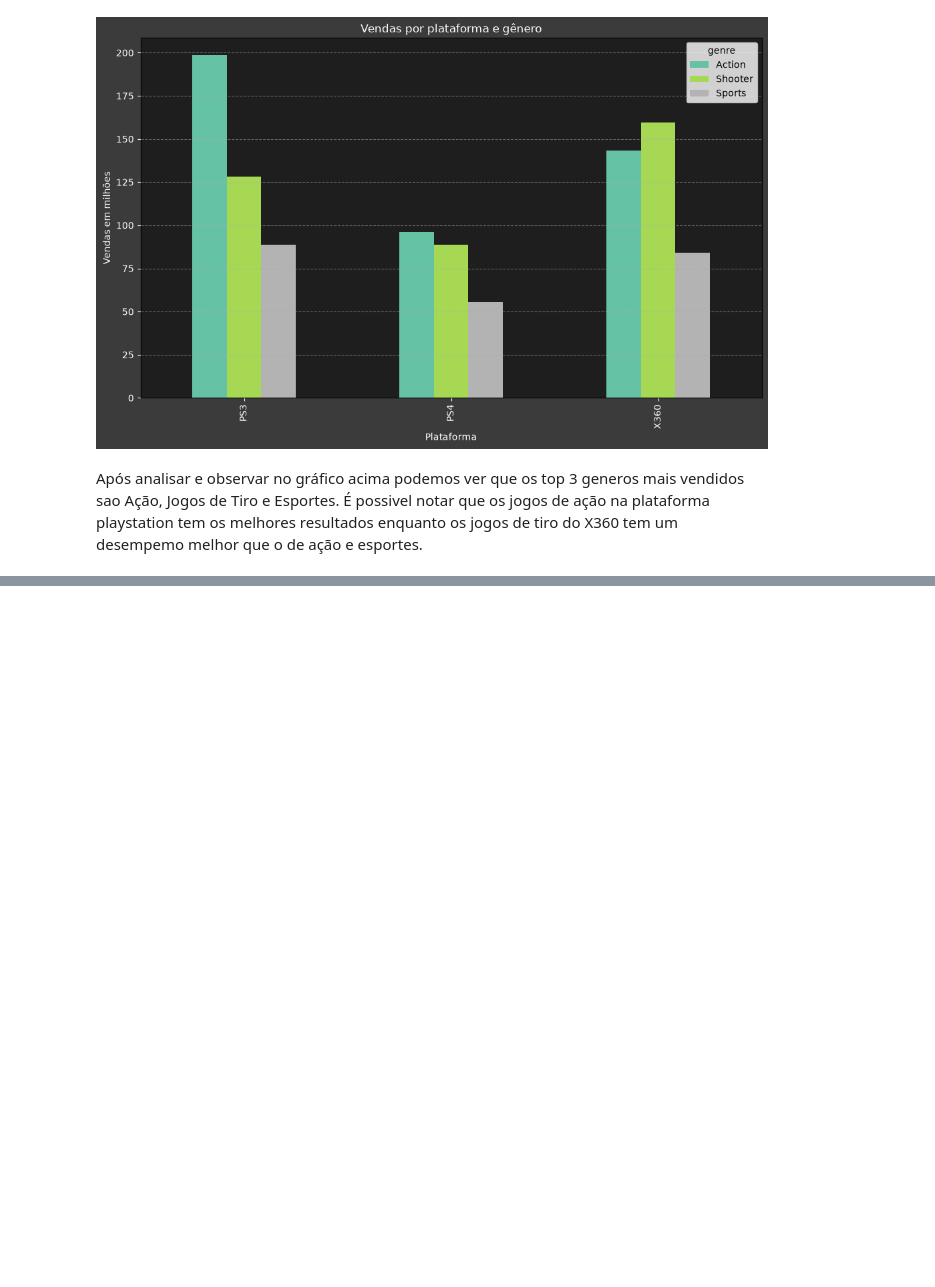
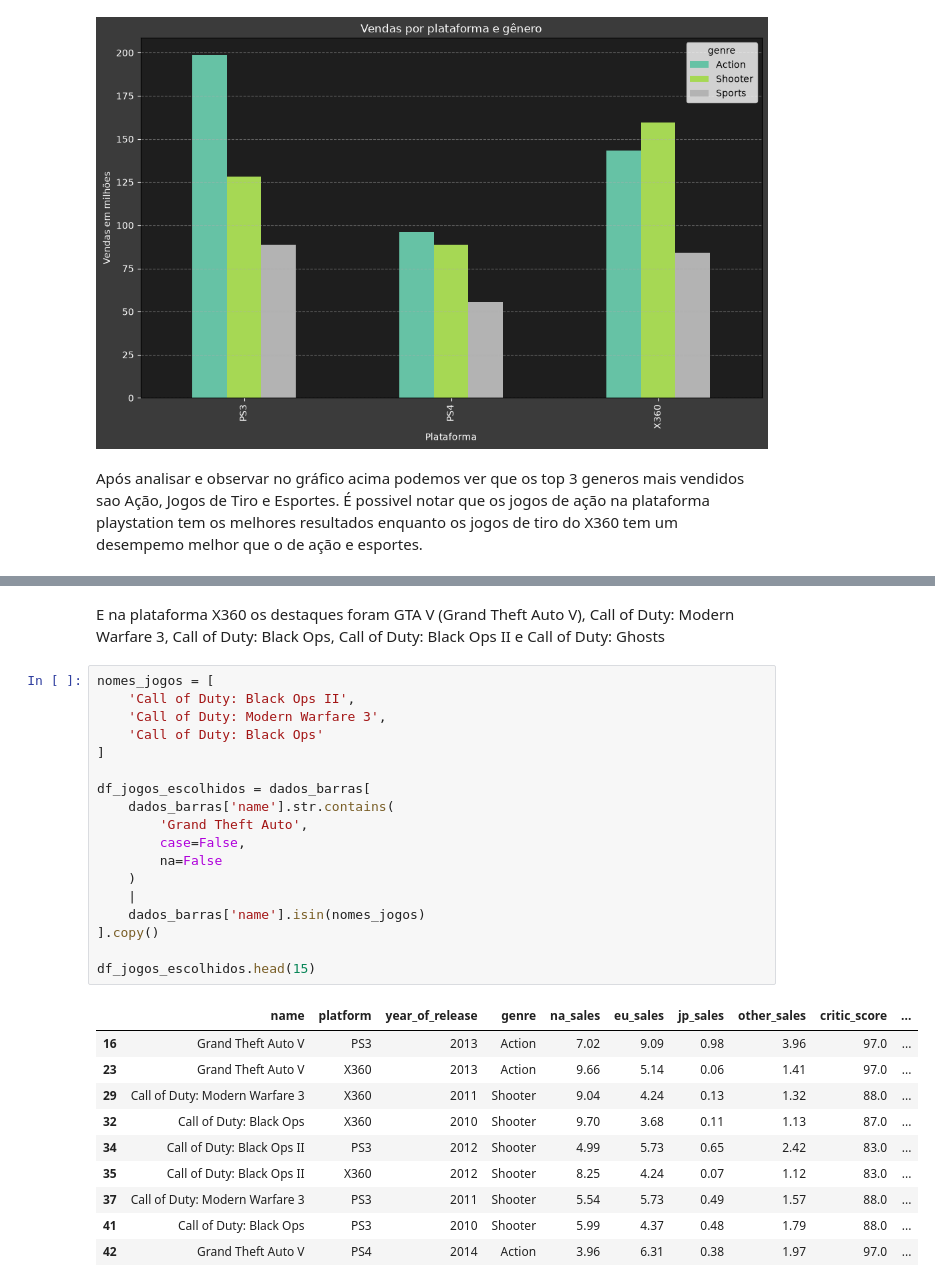
Before and after one commit to higorlu2023-design/projeto_games_integrado, a Jupyter notebook: Notebooks/EDA.ipynb, the cells around one changed output, grey strips where cells are left out. Saved outputs shown, nothing was run; the diff lists cells and outputs as text; blank space fills up the shorter version.

```diff
--- a/Notebooks/EDA.ipynb
+++ b/Notebooks/EDA.ipynb
@@ -532,0 +656,31 @@ Após analisar e observar no gráfico acima podemos ver que os top 3 generos mai
+# %% [markdown]
+E na plataforma X360 os destaques foram GTA V (Grand Theft Auto V), Call of Duty: Modern Warfare 3, Call of Duty: Black Ops, Call of Duty: Black Ops II e Call of Duty: Ghosts
+# %%
+nomes_jogos = [
+    'Call of Duty: Black Ops II',
+    'Call of Duty: Modern Warfare 3',
+    'Call of Duty: Black Ops'
+]
+
+df_jogos_escolhidos = dados_barras[
+    dados_barras['name'].str.contains(
+        'Grand Theft Auto',
+        case=False,
+        na=False
+    )
+    |
+    dados_barras['name'].isin(nomes_jogos)
+].copy()
+
+df_jogos_escolhidos.head(15)
+# %% [output]
+|  | name | platform | year_of_release | genre | na_sales | eu_sales | jp_sales | other_sales | critic_score | ... |
+| 16 | Grand Theft Auto V | PS3 | 2013 | Action | 7.02 | 9.09 | 0.98 | 3.96 | 97.0 | ... |
+| 23 | Grand Theft Auto V | X360 | 2013 | Action | 9.66 | 5.14 | 0.06 | 1.41 | 97.0 | ... |
+| 29 | Call of Duty: Modern Warfare 3 | X360 | 2011 | Shooter | 9.04 | 4.24 | 0.13 | 1.32 | 88.0 | ... |
+| 32 | Call of Duty: Black Ops | X360 | 2010 | Shooter | 9.70 | 3.68 | 0.11 | 1.13 | 87.0 | ... |
+| 34 | Call of Duty: Black Ops II | PS3 | 2012 | Shooter | 4.99 | 5.73 | 0.65 | 2.42 | 83.0 | ... |
+| 35 | Call of Duty: Black Ops II | X360 | 2012 | Shooter | 8.25 | 4.24 | 0.07 | 1.12 | 83.0 | ... |
+| 37 | Call of Duty: Modern Warfare 3 | PS3 | 2011 | Shooter | 5.54 | 5.73 | 0.49 | 1.57 | 88.0 | ... |
+| 41 | Call of Duty: Black Ops | PS3 | 2010 | Shooter | 5.99 | 4.37 | 0.48 | 1.79 | 88.0 | ... |
+| 42 | Grand Theft Auto V | PS4 | 2014 | Action | 3.96 | 6.31 | 0.38 | 1.97 | 97.0 | ... |
```
Also changed, not shown: parts of 11 cells of this notebook.
